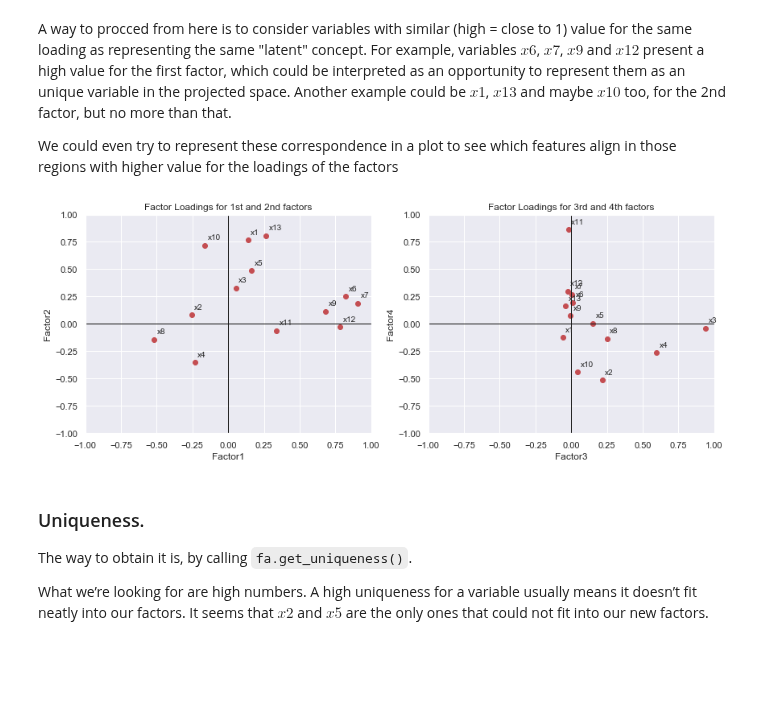
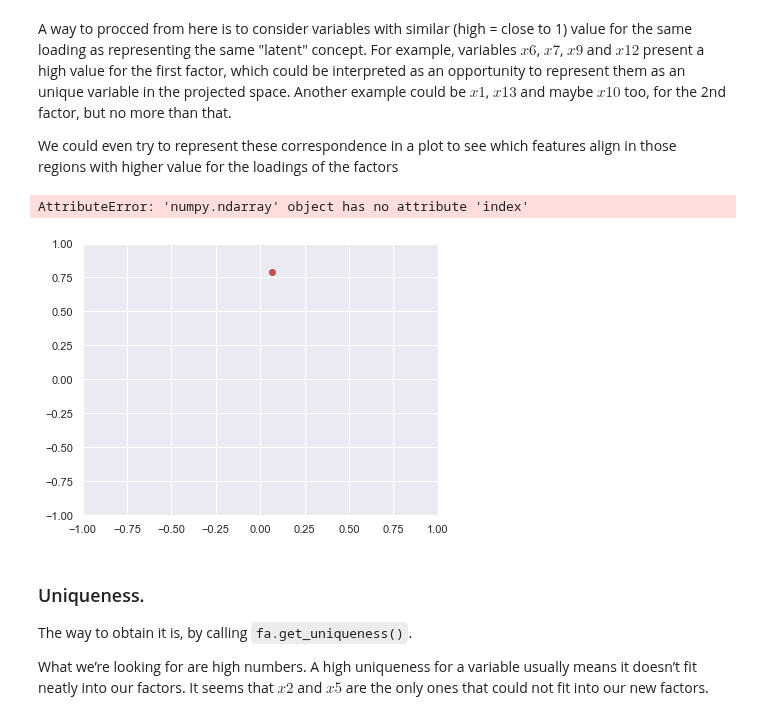
Before and after one commit to renero/class_notebooks, a Jupyter notebook: LDA, PCA and Factor Analysis.ipynb, the cells around one changed output. Saved outputs shown, nothing was run; the diff lists cells and outputs as text; code cells hidden in the pictures; blank space fills up the shorter version.

```diff
--- a/LDA, PCA and Factor Analysis.ipynb
+++ b/LDA, PCA and Factor Analysis.ipynb
@@ -215,7 +235,8 @@ plt.show();
 # %% [markdown]
 Another version with FactorAnalyzer package.
 # %%
-fa = FactorAnalyzer()
-fa.analyze(wine.features, 4, rotation='varimax')
-fa.loadings
+fa = FactorAnalyzer(rotation='varimax')
+
+fa.fit(wine.features)
+fa.loadings_
 # %% [output]
@@ -243,37 +279,38 @@ import matplotlib.transforms as mtransforms
 
 fig = plt.figure(figsize=(14, 5))
 ax = plt.subplot(1, 2, 1)
 
 # If we want the same offset for each text instance,
 # we only need to make one transform.  To get the
 # transform argument to offset_copy, we need to make the axes
 # first; the subplot command above is one way to do this.
 trans_offset = mtransforms.offset_copy(ax.transData, fig=fig,
                                        x=0.05, y=0.10, units='inches')
 
 plt.xlim(-1, +1); plt.ylim(-1, +1)
-for i, (x, y) in enumerate(zip(fa.loadings.Factor1, fa.loadings.Factor2)):
+for i, (x, y) in enumerate(zip(fa.loadings_[:, 0:1], fa.loadings_[:, 1:2])):
     plt.plot(x, y, 'ro')
-    plt.text(x, y, fa.loadings.index.tolist()[i], transform=trans_offset)
+    plt.text(x, y, fa.loadings_.index.tolist()[i], transform=trans_offset)
 plt.axhline(c='k', linewidth=1); plt.axvline(c='k', linewidth=1)
 plt.xlabel('Factor1'); plt.ylabel('Factor2')
 plt.title('Factor Loadings for 1st and 2nd factors')
 
 ax = plt.subplot(1, 2, 2)
 trans_offset = mtransforms.offset_copy(ax.transData, fig=fig,
                                        x=0.05, y=0.10, units='inches')
 
 plt.xlim(-1, +1); plt.ylim(-1, +1)
-for i, (x, y) in enumerate(zip(fa.loadings.Factor3, fa.loadings.Factor4)):
+for i, (x, y) in enumerate(zip(fa.loadings_[:, 2:3], fa.loadings_[:, 3:4])):
     plt.plot(x, y, 'ro')
     plt.text(x, y, fa.loadings.index.tolist()[i], transform=trans_offset)
 plt.axhline(c='k', linewidth=1); plt.axvline(c='k', linewidth=1)
 plt.xlabel('Factor3'); plt.ylabel('Factor4')
 plt.title('Factor Loadings for 3rd and 4th factors')
 
 plt.show();
 # %% [output]
+AttributeError: 'numpy.ndarray' object has no attribute 'index'
-[figure, old version]
+[figure, new version]
 # %% [markdown]
 ### Uniqueness.
 
```
Also changed, not shown: parts of 17 cells of this notebook.
